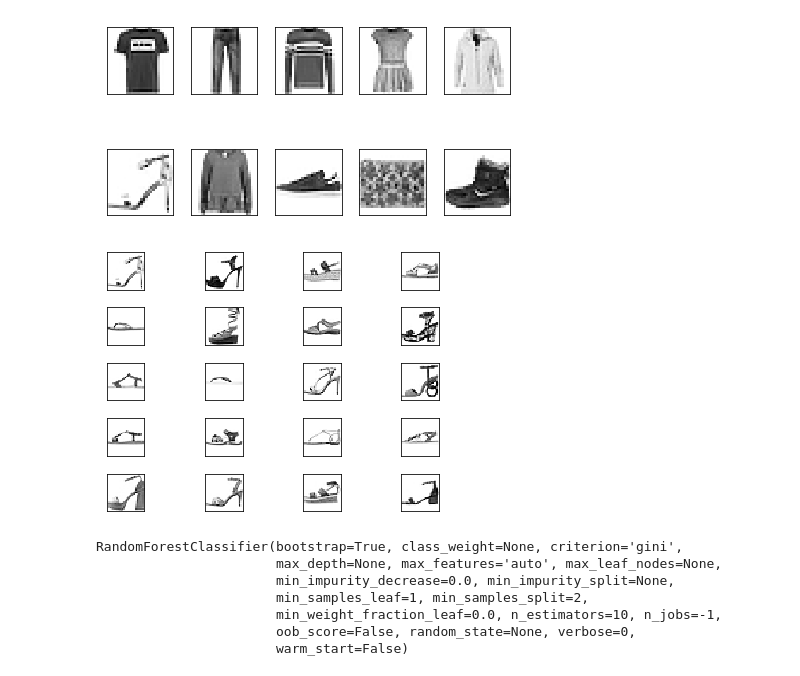
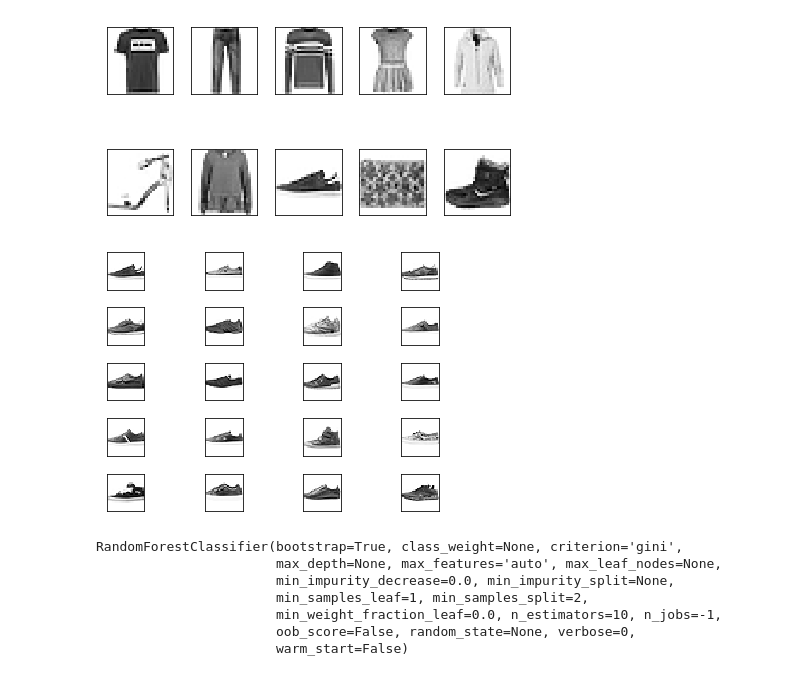
Before and after one commit to rmcelfresh/IST718Lab9, a Jupyter notebook: McElfresh_Lab9.ipynb, the cells around one changed output. Drawn from its saved outputs; the diff is of its cells as text; code cells hidden in the pictures.

```diff
--- a/McElfresh_Lab9.ipynb
+++ b/McElfresh_Lab9.ipynb
@@ -100,19 +87,19 @@ plt.show()
 # %%
 # VISUALIZE DIFFERENT VARIATIONS OF Sandals
 
 fig, ax = plt.subplots(nrows=5, ncols=4, sharex=True, sharey=True,)
 ax = ax.flatten()
 for i in range(20):
-    img = X_train[y_train == 5][i].reshape(28, 28)
+    img = X_train[y_train == 7][i].reshape(28, 28)
     ax[i].imshow(img, cmap='Greys', interpolation='nearest')
 
 ax[0].set_xticks([])
 ax[0].set_yticks([])
 plt.tight_layout()
 # plt.savefig('./figures/mnist_9.png', dpi=300)
 plt.show()
 # %% [output]
-[figure, old version]
+[figure, new version]
 # %%
 from keras.datasets import mnist
 from keras.models import Sequential
```
Also changed, not shown: parts of 23 cells of this notebook.
